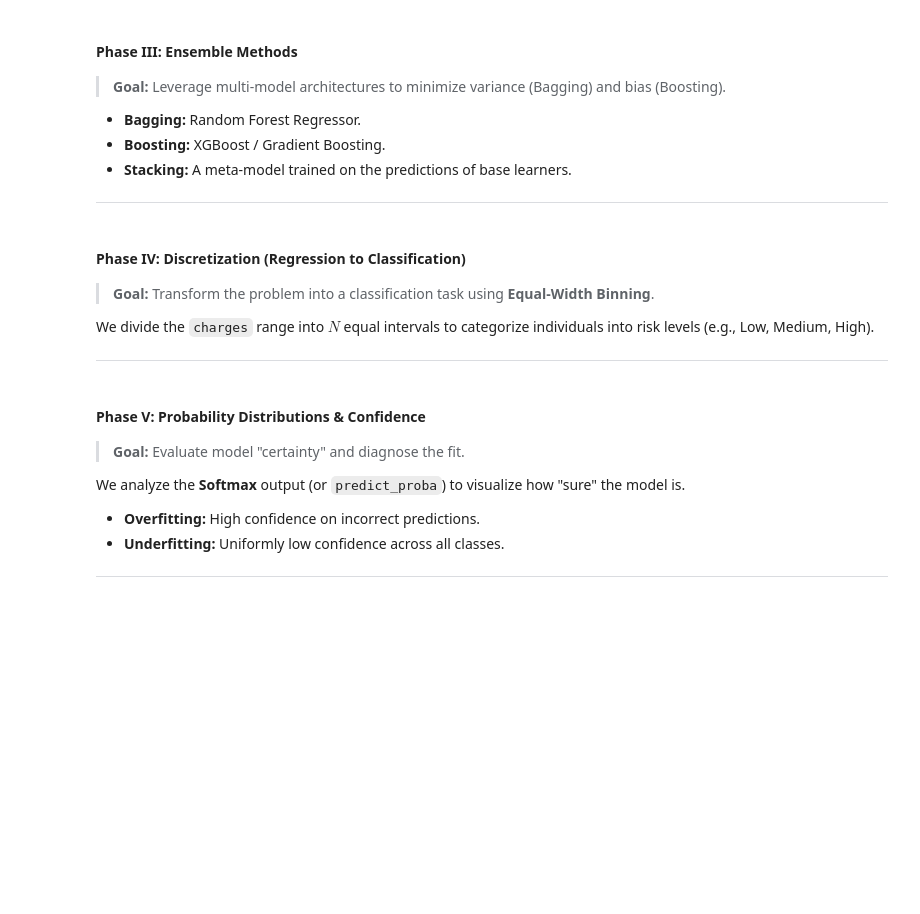
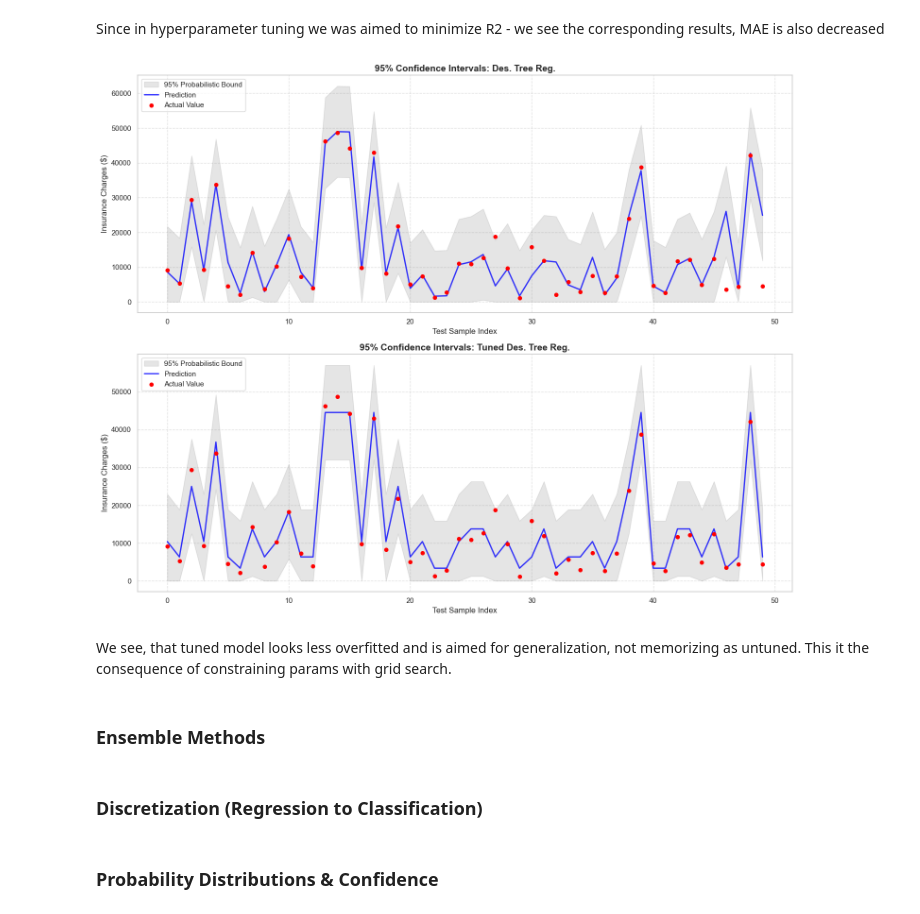
Before and after one commit to kolyakr/Comprehensive-Analysis-of-Medical-Insurance-Costs, a Jupyter notebook: code.ipynb, the cells around one changed output. Drawn from its saved outputs; the diff is of its cells as text; code cells hidden in the pictures; blank space fills up the shorter version.

```diff
--- a/code.ipynb
+++ b/code.ipynb
@@ -36,0 +232,3 @@ $$\hat{y} \pm t_{\alpha/2, n-2} \cdot \sigma$$
+# %%
+def get_conf_int(y_hat, se, z=1.96):
+    return (y_hat + z * se, y_hat - z * se)
@@ -36,0 +316,4 @@ $$\hat{y} \pm t_{\alpha/2, n-2} \cdot \sigma$$
+# %%
+# save it now to be able to compare with tuned model
+final_preds_df =  final_preds_df[final_preds_df["Model"] == "Des. Tree Reg."]
+results_df = results_df[results_df["Model"] == "Des. Tree Reg."]
@@ -36,0 +364,18 @@ $$\hat{y} \pm t_{\alpha/2, n-2} \cdot \sigma$$
+# %%
+results = []
+
+tuned_tree = grid.best_estimator_
+
+y_hat = tuned_tree.predict(X_test_transformed)
+
+results.append({
+    "Model": "Tuned Des. Tree Reg.",
+    "RMSE": abs(grid.cv_results_["mean_test_RMSE"][grid.best_index_]),
+    "R2": grid.cv_results_["mean_test_R2"][grid.best_index_],
+    "MAE": abs(grid.cv_results_["mean_test_MAE"][grid.best_index_]),
+})
+
+tuned_results_df = pd.DataFrame(results).sort_values(by="MAE")
+final_results_df = pd.concat([tuned_results_df, results_df])
+
+plot_regression_metrics(final_results_df, title="Comparison Results")
@@ -37,34 +384,34 @@ $$\hat{y} \pm t_{\alpha/2, n-2} \cdot \sigma$$
+# %% [markdown]
+Since in hyperparameter tuning we was aimed to minimize R2 - we see the corresponding results, MAE is also decreased
+# %%
+ci_plus, ci_minus = get_conf_int(y_hat, results_df["RMSE"].values[0])
+
+tuned_final_preds_df = pd.concat([
+    pd.DataFrame({
+        'Actual': y_test.values,
+        'Predicted': y_hat,
+        'Lower_Bound': np.maximum(0, ci_minus),
+        'Upper_Bound': ci_plus,
+        'Model': "Tuned Des. Tree Reg.",
+    })
+], ignore_index=True)
+
+compare_preds_df = pd.concat([final_preds_df, tuned_final_preds_df])
+
+unique_models = compare_preds_df["Model"].unique()
+plot_model_intervals(compare_preds_df, unique_models, n_samples=50)
+# %% [output]
+[figure, added]
+# %% [markdown]
+We see, that tuned model looks less overfitted and is aimed for generalization, not memorizing as untuned. This it the consequence of constraining params with grid search.
 # %% [markdown]
 <a id="ensemble"></a>
-#### Phase III: Ensemble Methods
-> **Goal:** Leverage multi-model architectures to minimize variance (Bagging) and bias (Boosting).
-
-* **Bagging:** Random Forest Regressor.
-* **Boosting:** XGBoost / Gradient Boosting.
-* **Stacking:** A meta-model trained on the predictions of base learners.
-
-
-
----
+### Ensemble Methods
 # %% [markdown]
 <a id="discrete"></a>
-#### Phase IV: Discretization (Regression to Classification)
-> **Goal:** Transform the problem into a classification task using **Equal-Width Binning**.
-
-We divide the `charges` range into $N$ equal intervals to categorize individuals into risk levels (e.g., Low, Medium, High).
-
----
+### Discretization (Regression to Classification)
 # %% [markdown]
 <a id="probs"></a>
-#### Phase V: Probability Distributions & Confidence
-> **Goal:** Evaluate model "certainty" and diagnose the fit.
-
-We analyze the **Softmax** output (or `predict_proba`) to visualize how "sure" the model is.
-* **Overfitting:** High confidence on incorrect predictions.
-* **Underfitting:** Uniformly low confidence across all classes.
-
-
-
----
+### Probability Distributions & Confidence
 # %% [markdown]
 <a id="opt"></a>
```
Also changed, not shown: parts of 38 cells of this notebook, 1 other file.
